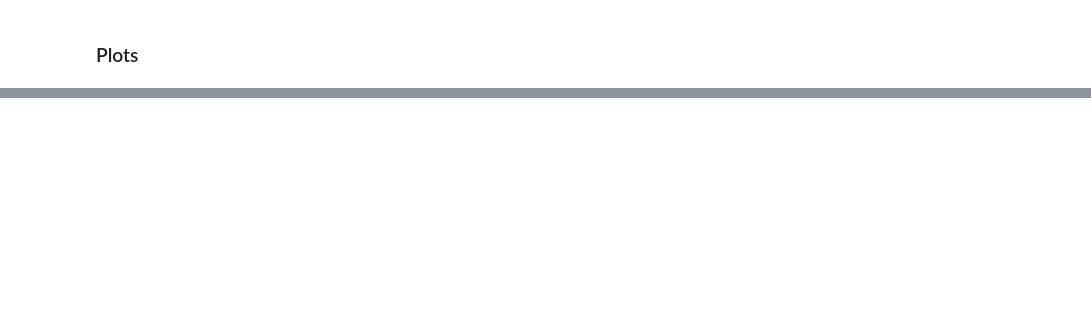
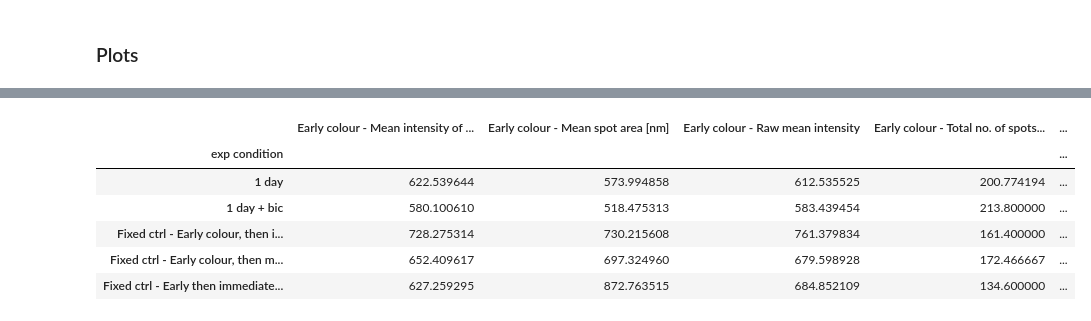
Before and after one commit to taldanko/Image_processing, a Jupyter notebook: TurnoverAnalysis_2Colours/TurnoverAnalysis_2colours.ipynb, the cells around one changed output, grey strips where cells are left out. Saved outputs shown, nothing was run; the diff lists cells and outputs as text; code cells hidden in the pictures; blank space fills up the shorter version.

```diff
--- a/TurnoverAnalysis_2Colours/TurnoverAnalysis_2colours.ipynb
+++ b/TurnoverAnalysis_2Colours/TurnoverAnalysis_2colours.ipynb
@@ -450,0 +524,16 @@ fig10.savefig('plot10.png',bbox_inches='tight')
+# %%
+df_means=df_corrected.groupby('exp condition').mean()
+# %%
+df_means['Late - early spot int']=df_means['Late colour - Mean intensity of spots']
+# %%
+df_means['Late - early spot int']=df_means['Late - early spot int'].sub(df_means['Early colour - Mean intensity of spots'],axis=0)
+# %%
+df_means.head()
+# %% [output]
+|  | Early colour - Mean intensity of ... | Early colour - Mean spot area [nm] | Early colour - Raw mean intensity | Early colour - Total no. of spots... | ... |
+| exp condition |  |  |  |  | ... |
+| 1 day | 622.539644 | 573.994858 | 612.535525 | 200.774194 | ... |
+| 1 day + bic | 580.100610 | 518.475313 | 583.439454 | 213.800000 | ... |
+| Fixed ctrl - Early colour, then i... | 728.275314 | 730.215608 | 761.379834 | 161.400000 | ... |
+| Fixed ctrl - Early colour, then m... | 652.409617 | 697.324960 | 679.598928 | 172.466667 | ... |
+| Fixed ctrl - Early then immediate... | 627.259295 | 872.763515 | 684.852109 | 134.600000 | ... |
```
Also changed, not shown: parts of 18 cells of this notebook.
